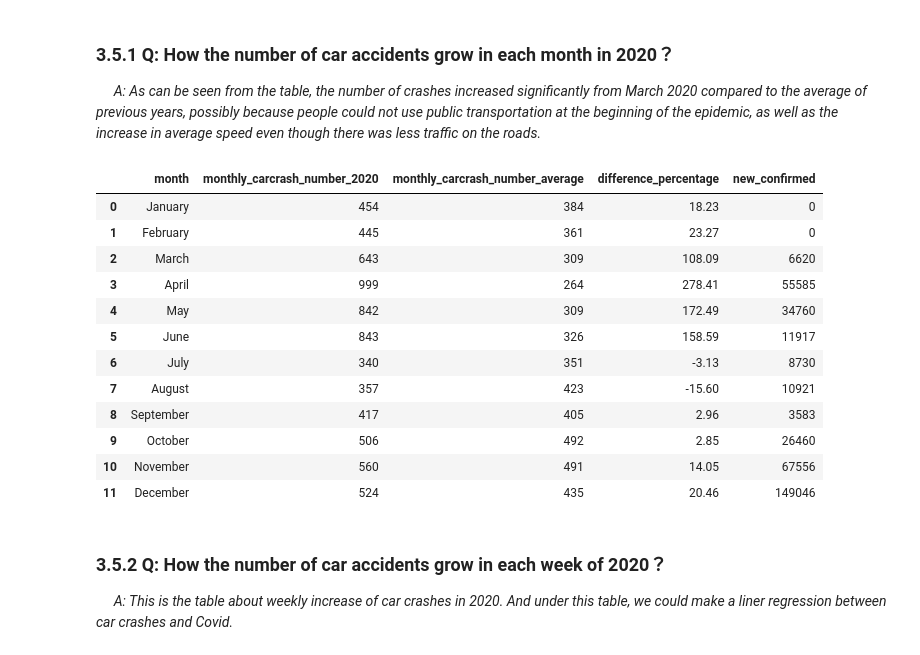
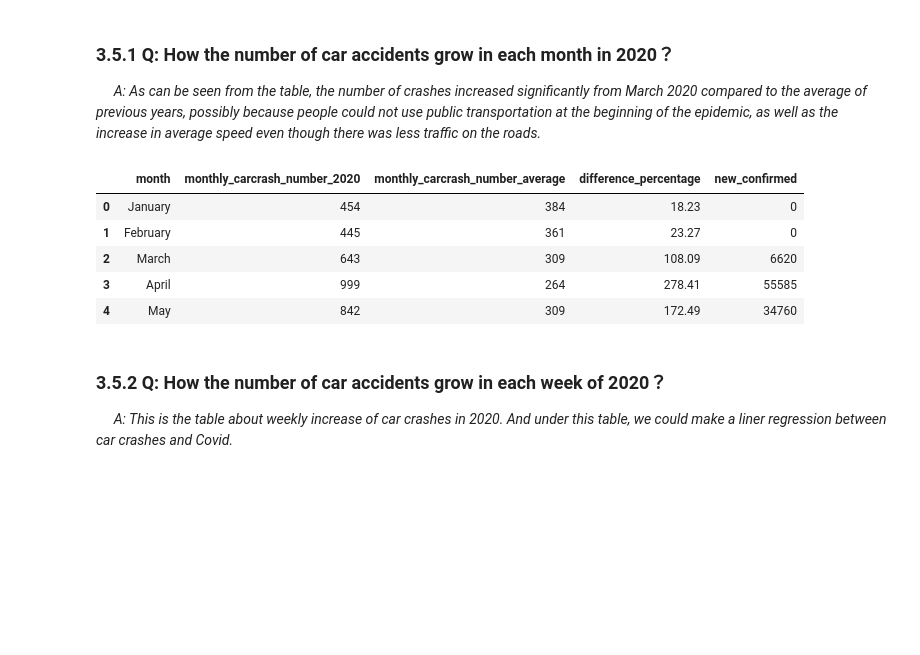
Before and after one commit to KaiyuWang19970221/BA775-teamproject, a Jupyter notebook: How_to_Improve_the_Safety_of_Driving_in_MA.ipynb, the cells around one changed output. Saved outputs shown, nothing was run; the diff lists cells and outputs as text; code cells hidden in the pictures; blank space fills up the shorter version.

```diff
--- a/How_to_Improve_the_Safety_of_Driving_in_MA.ipynb
+++ b/How_to_Improve_the_Safety_of_Driving_in_MA.ipynb
@@ -609,35 +597,29 @@ LIMIT 5
 # %%
 %%bigquery
 SELECT b.m_name AS month,a.monthly_carcrash_number_2020,a.monthly_carcrash_number_average,ROUND(((a.monthly_carcrash_number_2020-a.monthly_carcrash_number_average)/a.monthly_carcrash_number_average)*100,2) AS difference_percentage,b.new_confirmed
 FROM(
 SELECT EXTRACT(month FROM Start_Time) month,
 SUM(CASE WHEN EXTRACT(year FROM Start_Time)=2020 THEN 1 END)monthly_carcrash_number_2020,
 CAST(SUM(CASE WHEN EXTRACT(year FROM Start_Time)BETWEEN 2016 and 2019 THEN 1 END)/4 AS INT64) monthly_carcrash_number_average
 FROM `ba775-b2-team6.team6.carcrash_MA`
 GROUP BY month)a
 INNER JOIN
 (SELECT FORMAT_DATE('%B', date) AS m_name,
 EXTRACT(month FROM date)AS month,
 sum(new_confirmed)AS new_confirmed
 FROM `ba775-b2-team6.team6.covid_open_data_MA`
 WHERE EXTRACT(year from date)=2020
 GROUP BY month,m_name)b
 USING(month)
 ORDER BY a.month
+LIMIT 5
 # %% [output]
 |  | month | monthly_carcrash_number_2020 | monthly_carcrash_number_average | difference_percentage | new_confirmed |
 | 0 | January | 454 | 384 | 18.23 | 0 |
 | 1 | February | 445 | 361 | 23.27 | 0 |
 | 2 | March | 643 | 309 | 108.09 | 6620 |
 | 3 | April | 999 | 264 | 278.41 | 55585 |
 | 4 | May | 842 | 309 | 172.49 | 34760 |
-| 5 | June | 843 | 326 | 158.59 | 11917 |
-| 6 | July | 340 | 351 | -3.13 | 8730 |
-| 7 | August | 357 | 423 | -15.60 | 10921 |
-| 8 | September | 417 | 405 | 2.96 | 3583 |
-| 9 | October | 506 | 492 | 2.85 | 26460 |
-| 10 | November | 560 | 491 | 14.05 | 67556 |
-| 11 | December | 524 | 435 | 20.46 | 149046 |
 # %% [markdown]
 ### 3.5.2 Q: How the number of car accidents grow in each week of 2020？
 &emsp;<i> A: This is the table about weekly increase of car crashes in 2020. And under this table, we could make a liner regression between car crashes and Covid.</i>
```
Also changed, not shown: parts of 2 cells of this notebook.
